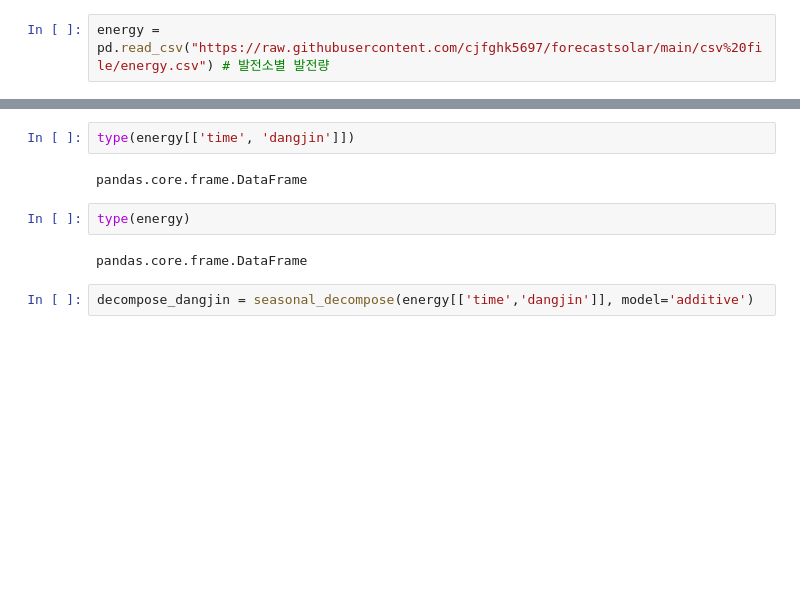
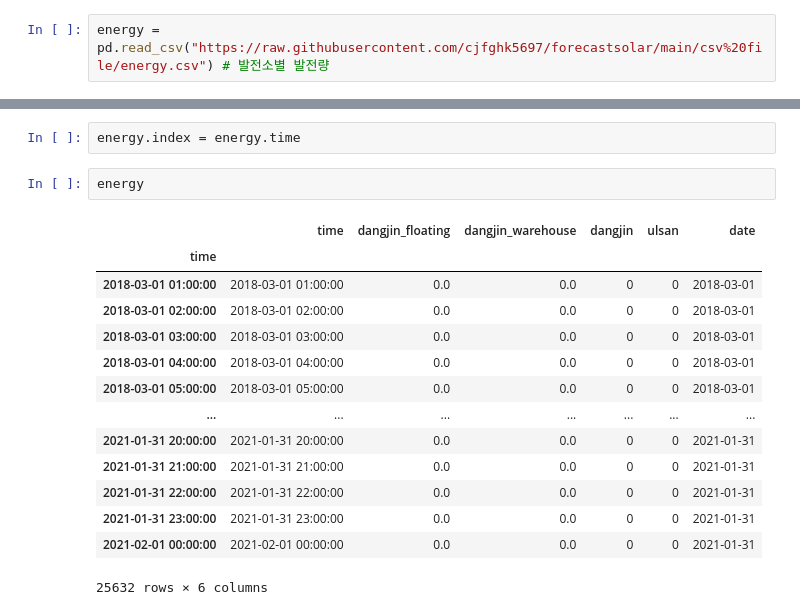
Before and after one commit to jkworldchampion/forecastsolar, a Jupyter notebook: decomposition_plus.ipynb, the cells around one changed output, grey strips where cells are left out. Cells and saved outputs as stored; diff of their text form; blank space fills up the shorter version.

```diff
--- a/decomposition_plus.ipynb
+++ b/decomposition_plus.ipynb
@@ -6,10 +28,19 @@ energy = pd.read_csv("https://raw.githubusercontent.com/cjfghk5697/forecastsolar
 # %%
-type(energy[['time', 'dangjin']])
+energy.index = energy.time
-# %% [output]
-pandas.core.frame.DataFrame
-# %%
-type(energy)
-# %% [output]
-pandas.core.frame.DataFrame
-# %%
-decompose_dangjin = seasonal_decompose(energy[['time','dangjin']], model='additive')
+# %%
+energy
+# %% [output]
+|  | time | dangjin_floating | dangjin_warehouse | dangjin | ulsan | date |
+| time |  |  |  |  |  |  |
+| 2018-03-01 01:00:00 | 2018-03-01 01:00:00 | 0.0 | 0.0 | 0 | 0 | 2018-03-01 |
+| 2018-03-01 02:00:00 | 2018-03-01 02:00:00 | 0.0 | 0.0 | 0 | 0 | 2018-03-01 |
+| 2018-03-01 03:00:00 | 2018-03-01 03:00:00 | 0.0 | 0.0 | 0 | 0 | 2018-03-01 |
+| 2018-03-01 04:00:00 | 2018-03-01 04:00:00 | 0.0 | 0.0 | 0 | 0 | 2018-03-01 |
+| 2018-03-01 05:00:00 | 2018-03-01 05:00:00 | 0.0 | 0.0 | 0 | 0 | 2018-03-01 |
+| ... | ... | ... | ... | ... | ... | ... |
+| 2021-01-31 20:00:00 | 2021-01-31 20:00:00 | 0.0 | 0.0 | 0 | 0 | 2021-01-31 |
+| 2021-01-31 21:00:00 | 2021-01-31 21:00:00 | 0.0 | 0.0 | 0 | 0 | 2021-01-31 |
+| 2021-01-31 22:00:00 | 2021-01-31 22:00:00 | 0.0 | 0.0 | 0 | 0 | 2021-01-31 |
+| 2021-01-31 23:00:00 | 2021-01-31 23:00:00 | 0.0 | 0.0 | 0 | 0 | 2021-01-31 |
+| 2021-02-01 00:00:00 | 2021-02-01 00:00:00 | 0.0 | 0.0 | 0 | 0 | 2021-01-31 |
+25632 rows × 6 columns
```
Also changed, not shown: parts of 6 cells of this notebook.
